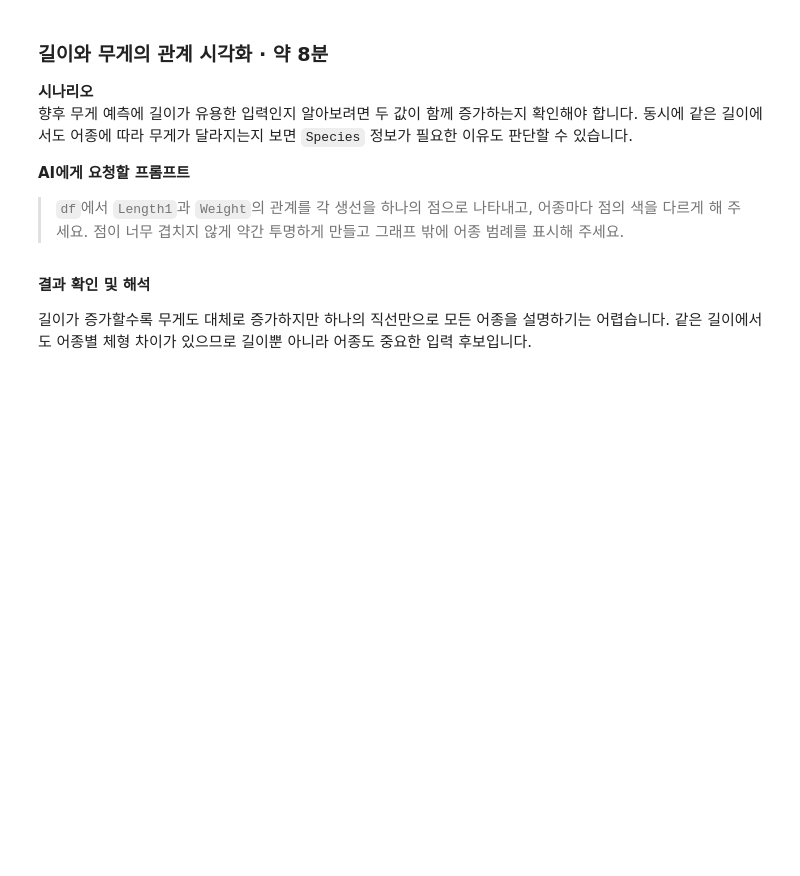
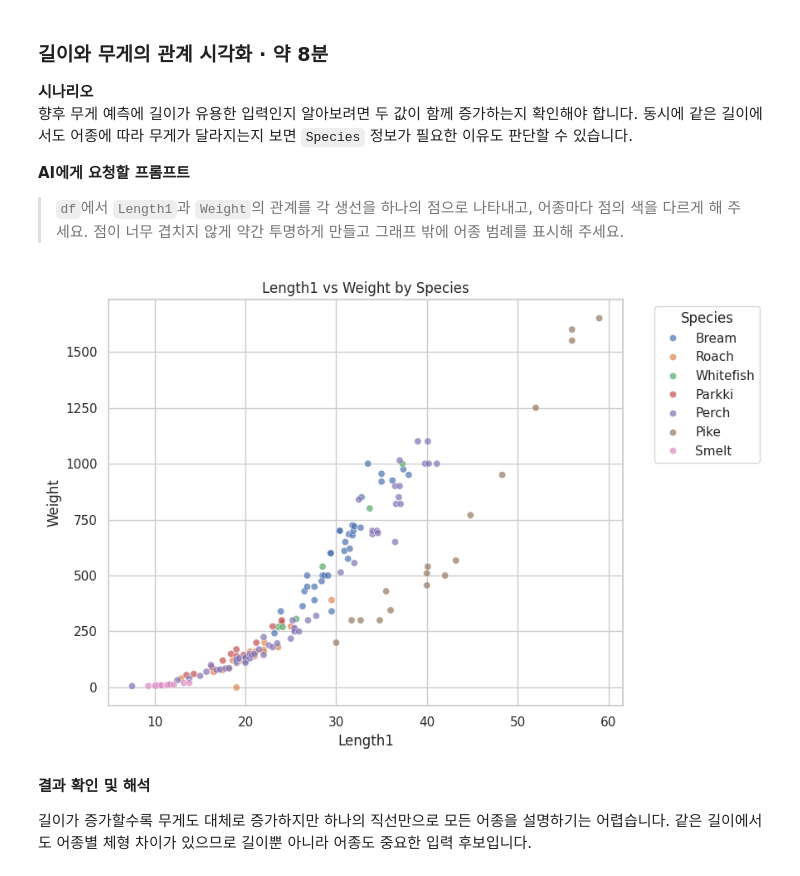
Before and after one commit to ljm0616/Capstone_project, a Jupyter notebook: Fish_Market_Pandas_Seaborn_EDA_ipynb의_사본.ipynb, the cells around one changed output. Drawn from its saved outputs; the diff is of its cells as text; code cells hidden in the pictures; blank space fills up the shorter version.

```diff
--- a/Fish_Market_Pandas_Seaborn_EDA_ipynb의_사본.ipynb
+++ b/Fish_Market_Pandas_Seaborn_EDA_ipynb의_사본.ipynb
@@ -427,6 +524,31 @@ Bream 중 Species, Weight, Length1의 처음 5행
 **AI에게 요청할 프롬프트**
 
 > `df`에서 `Length1`과 `Weight`의 관계를 각 생선을 하나의 점으로 나타내고, 어종마다 점의 색을 다르게 해 주세요. 점이 너무 겹치지 않게 약간 투명하게 만들고 그래프 밖에 어종 범례를 표시해 주세요.
+# %%
+plt.figure(figsize=(9, 6))
+
+sns.scatterplot(
+    data=df,
+    x='Length1',
+    y='Weight',
+    hue='Species',
+    alpha=0.7
+)
+
+plt.title('Length1 vs Weight by Species')
+plt.xlabel('Length1')
+plt.ylabel('Weight')
+
+plt.legend(
+    title='Species',
+    bbox_to_anchor=(1.05, 1),
+    loc='upper left'
+)
+
+plt.tight_layout()
+plt.show()
+# %% [output]
+[figure, added]
 # %% [markdown]
 **결과 확인 및 해석**
 
```
Also changed, not shown: parts of 5 cells of this notebook.
